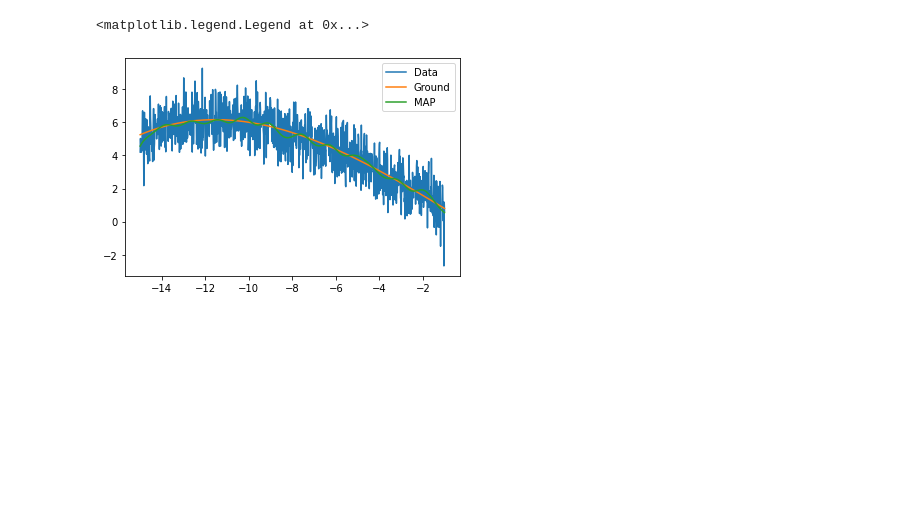
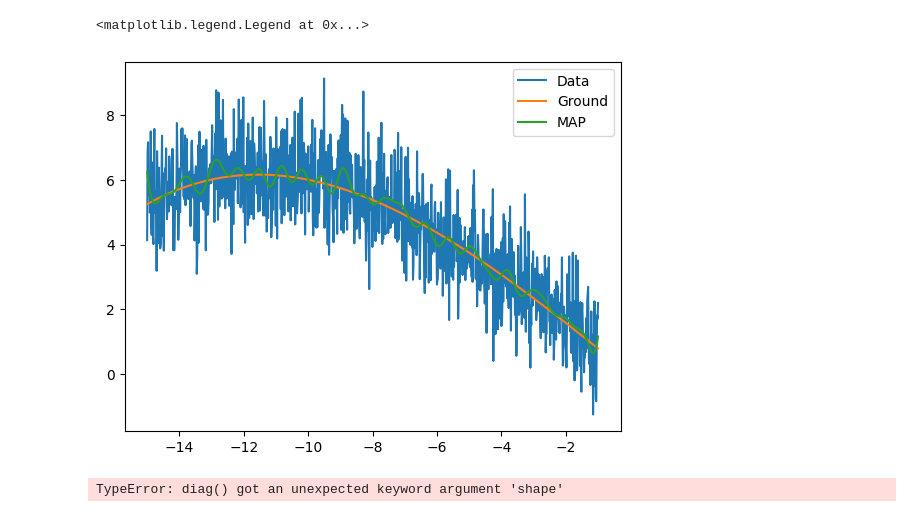
Before and after one commit to vkumar61/GPcurve, a Jupyter notebook: ArchivedCode/Toy and Practice/GPwithGaussianNoise.ipynb, the cells around one changed output. Saved outputs shown, nothing was run; the diff lists cells and outputs as text; code cells hidden in the pictures; blank space fills up the shorter version.

```diff
--- a/ArchivedCode/Toy and Practice/GPwithGaussianNoise.ipynb
+++ b/ArchivedCode/Toy and Practice/GPwithGaussianNoise.ipynb
@@ -29,8 +29,8 @@ class curveFinder:
         def kernal(x, y):
 
             #Define constants for square kernal
-            lambd = 10
-            lexp = 1
+            lambd = 100
+            lexp = 0.5
 
             #Create empty matrix for covariance
             C = np.zeros((len(x), len(y)))
@@ -39,7 +39,7 @@ class curveFinder:
             for i in range(len(x)):
                 for j in range(len(y)):
                     #Determine each element of covariance matrix
-                    C[i][j] = (lambd**2)*(math.exp(((-1)*((x[i]-y[j])**2))/(lexp**2)))
+                    C[i][j] = (lambd**2)*(math.exp(((-1)*((x[i]-y[j])**2))/(2*lexp**2)))
 
             #Return Covariance Matrix
             return C
@@ -85,31 +85,35 @@ class curveFinder:
         return fineMAP
 
 
 
 
 
 var = 1
 nData = 1000
 nInd = 50
 nsamples = 100
 nfine = 500
 x, yground, data = curveFinder.dataGenerator(nData, var)
 
 
 
 C1, C2, C3, C4, C5 = curveFinder.matGenerator(nInd, x, nfine)
 
 mutilda, ctilda = curveFinder.mvMeanCov(C1, C2, C3, C4, data, var)
 
 samples = curveFinder.sampler(mutilda, ctilda, nsamples)
 map = curveFinder.MAP(samples)
 fineMAP = curveFinder.fineGrid(map, C3, C5)
 
 plt.plot(x, data, label = "Data")
 plt.plot(x, yground, label = "Ground")
 #plt.plot(np.linspace(-15, -1, nInd), map)
 plt.plot(np.linspace(-15, -1, nfine), fineMAP, label = "MAP")
 plt.legend()
 # %% [output]
 <matplotlib.legend.Legend at 0x...>
-[figure, old version]
+[figure, new version]
+# %%
+np.linalg.cholesky(ctilda + np.diag(1, shape = np.shape(ctilda)))
+# %% [output]
+TypeError: diag() got an unexpected keyword argument 'shape'
```
Also changed, not shown: 7 other files.
